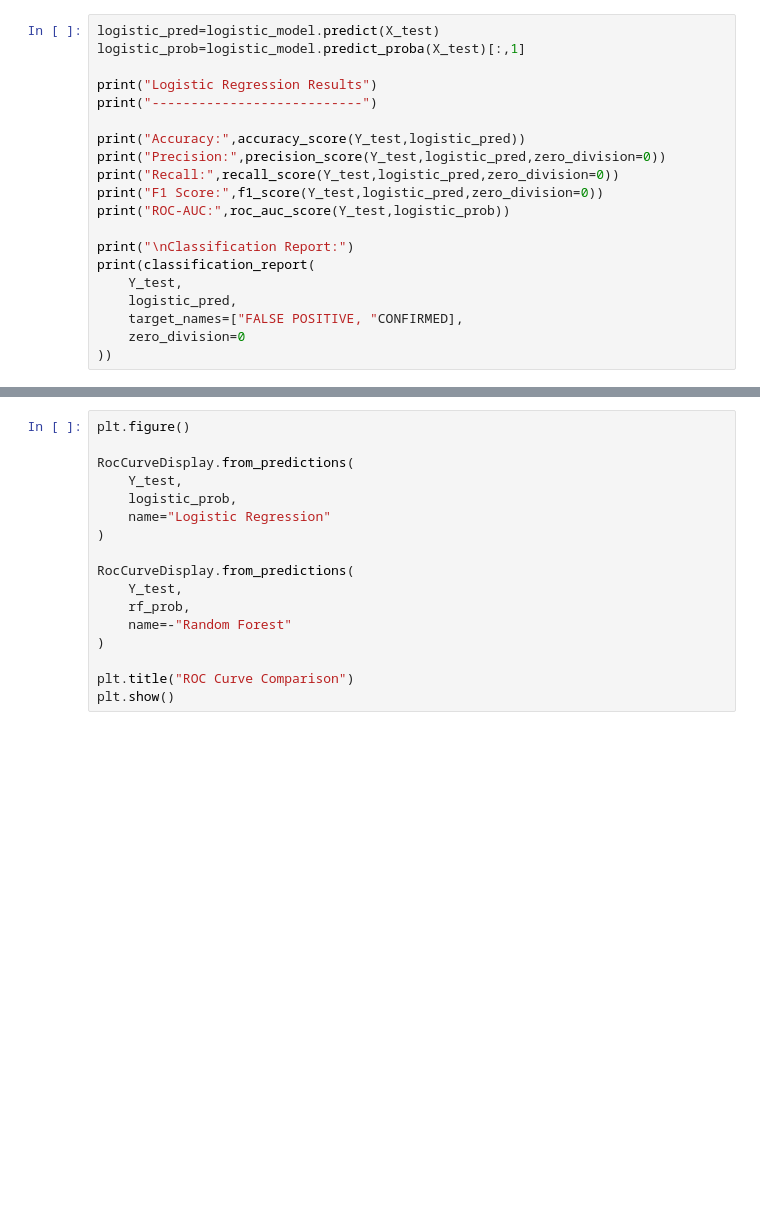
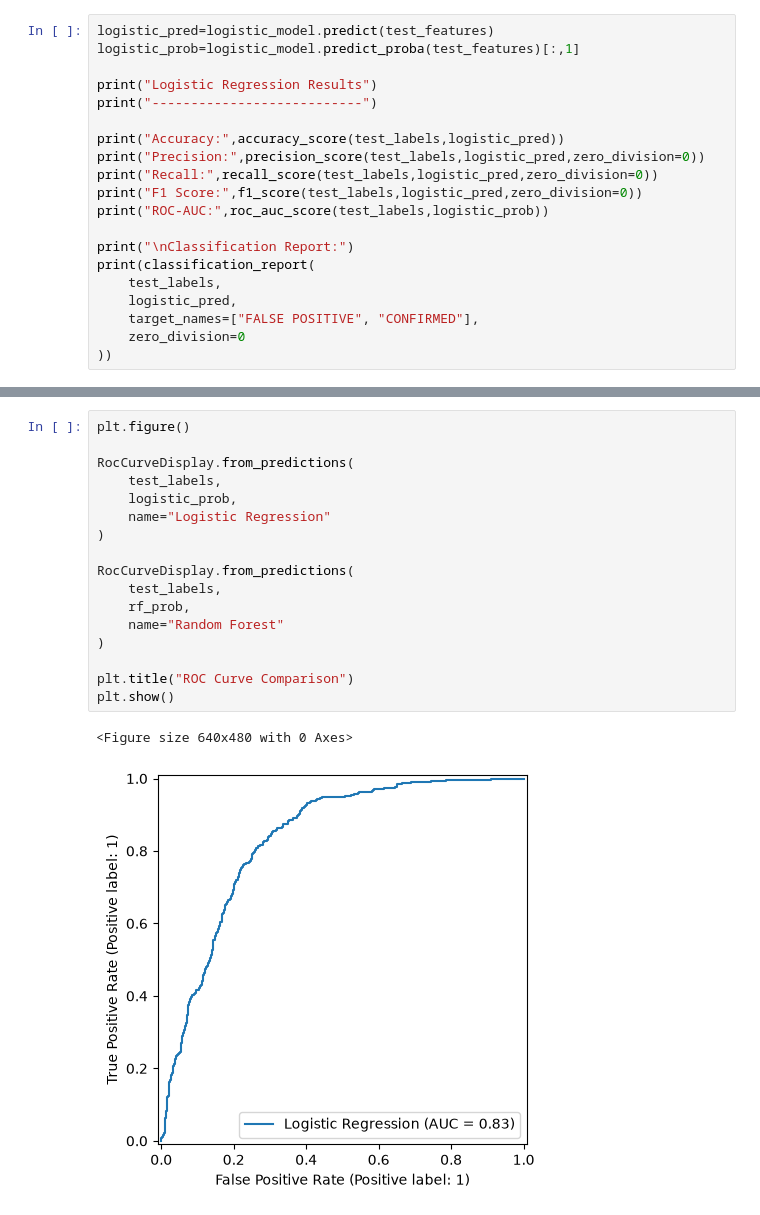
Before and after one commit to vishwarao-1/Capstone-2026, a Jupyter notebook: member2_classification.ipynb, the cells around one changed output, grey strips where cells are left out. Drawn from its saved outputs; the diff is of its cells as text; blank space fills up the shorter version.

```diff
--- a/member2_classification.ipynb
+++ b/member2_classification.ipynb
@@ -99,20 +155,20 @@ print("Logistic regression model trained successfully")
 # %%
-logistic_pred=logistic_model.predict(X_test)
-logistic_prob=logistic_model.predict_proba(X_test)[:,1]
+logistic_pred=logistic_model.predict(test_features)
+logistic_prob=logistic_model.predict_proba(test_features)[:,1]
 
 print("Logistic Regression Results")
 print("---------------------------")
 
-print("Accuracy:",accuracy_score(Y_test,logistic_pred))
-print("Precision:",precision_score(Y_test,logistic_pred,zero_division=0))
-print("Recall:",recall_score(Y_test,logistic_pred,zero_division=0))
-print("F1 Score:",f1_score(Y_test,logistic_pred,zero_division=0))
-print("ROC-AUC:",roc_auc_score(Y_test,logistic_prob))
+print("Accuracy:",accuracy_score(test_labels,logistic_pred))
+print("Precision:",precision_score(test_labels,logistic_pred,zero_division=0))
+print("Recall:",recall_score(test_labels,logistic_pred,zero_division=0))
+print("F1 Score:",f1_score(test_labels,logistic_pred,zero_division=0))
+print("ROC-AUC:",roc_auc_score(test_labels,logistic_prob))
 
 print("\nClassification Report:")
 print(classification_report(
-    Y_test,
+    test_labels,
     logistic_pred,
-    target_names=["FALSE POSITIVE, "CONFIRMED],
+    target_names=["FALSE POSITIVE", "CONFIRMED"],
     zero_division=0
 ))
@@ -187,17 +287,20 @@ plt.show()
 # %%
 plt.figure()
 
 RocCurveDisplay.from_predictions(
-    Y_test,
+    test_labels,
     logistic_prob,
     name="Logistic Regression"
 )
 
 RocCurveDisplay.from_predictions(
-    Y_test,
+    test_labels,
     rf_prob,
-    name=-"Random Forest"
+    name="Random Forest"
 )
 
 plt.title("ROC Curve Comparison")
 plt.show()
+# %% [output]
+<Figure size 640x480 with 0 Axes>
+[figure, added]
```
Also changed, not shown: parts of 19 cells of this notebook, 3 other files.
